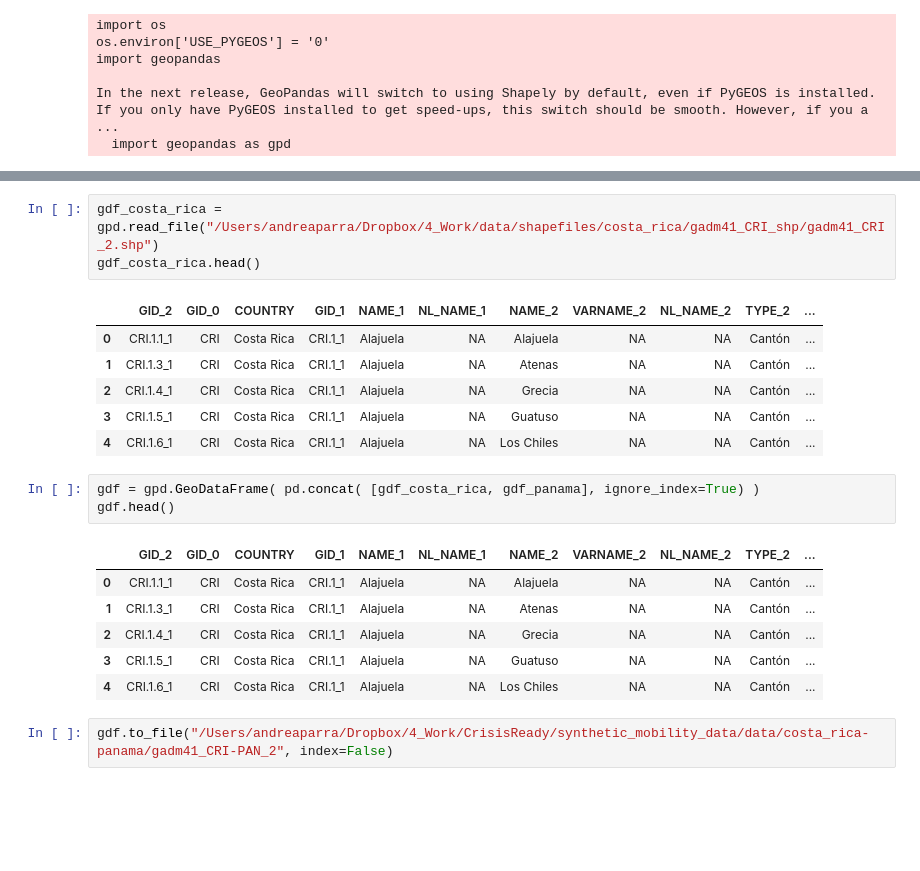
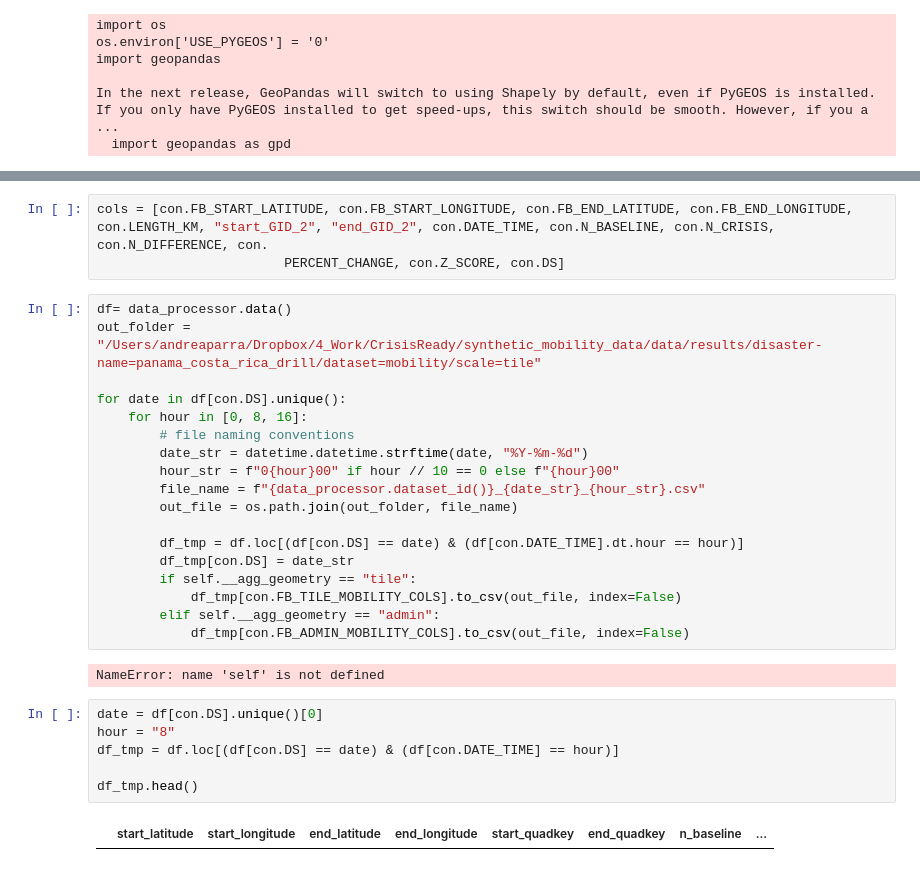
Before and after one commit to minigonche/synthetic_mobility_data_generator, a Jupyter notebook: Andrea.ipynb, the cells around one changed output, grey strips where cells are left out. Drawn from its saved outputs; the diff is of its cells as text; blank space fills up the shorter version.

```diff
--- a/Andrea.ipynb
+++ b/Andrea.ipynb
@@ -261,22 +308,31 @@ gdf_panama.head()
-# %%
-gdf_costa_rica = gpd.read_file("/Users/andreaparra/Dropbox/4_Work/data/shapefiles/costa_rica/gadm41_CRI_shp/gadm41_CRI_2.shp")
-gdf_costa_rica.head()
-# %% [output]
-|  | GID_2 | GID_0 | COUNTRY | GID_1 | NAME_1 | NL_NAME_1 | NAME_2 | VARNAME_2 | NL_NAME_2 | TYPE_2 | ... |
-| 0 | CRI.1.1_1 | CRI | Costa Rica | CRI.1_1 | Alajuela | NA | Alajuela | NA | NA | Cantón | ... |
-| 1 | CRI.1.3_1 | CRI | Costa Rica | CRI.1_1 | Alajuela | NA | Atenas | NA | NA | Cantón | ... |
-| 2 | CRI.1.4_1 | CRI | Costa Rica | CRI.1_1 | Alajuela | NA | Grecia | NA | NA | Cantón | ... |
-| 3 | CRI.1.5_1 | CRI | Costa Rica | CRI.1_1 | Alajuela | NA | Guatuso | NA | NA | Cantón | ... |
-| 4 | CRI.1.6_1 | CRI | Costa Rica | CRI.1_1 | Alajuela | NA | Los Chiles | NA | NA | Cantón | ... |
-# %%
-gdf = gpd.GeoDataFrame( pd.concat( [gdf_costa_rica, gdf_panama], ignore_index=True) )
-gdf.head()
-# %% [output]
-|  | GID_2 | GID_0 | COUNTRY | GID_1 | NAME_1 | NL_NAME_1 | NAME_2 | VARNAME_2 | NL_NAME_2 | TYPE_2 | ... |
-| 0 | CRI.1.1_1 | CRI | Costa Rica | CRI.1_1 | Alajuela | NA | Alajuela | NA | NA | Cantón | ... |
-| 1 | CRI.1.3_1 | CRI | Costa Rica | CRI.1_1 | Alajuela | NA | Atenas | NA | NA | Cantón | ... |
-| 2 | CRI.1.4_1 | CRI | Costa Rica | CRI.1_1 | Alajuela | NA | Grecia | NA | NA | Cantón | ... |
-| 3 | CRI.1.5_1 | CRI | Costa Rica | CRI.1_1 | Alajuela | NA | Guatuso | NA | NA | Cantón | ... |
-| 4 | CRI.1.6_1 | CRI | Costa Rica | CRI.1_1 | Alajuela | NA | Los Chiles | NA | NA | Cantón | ... |
-# %%
-gdf.to_file("/Users/andreaparra/Dropbox/4_Work/CrisisReady/synthetic_mobility_data/data/costa_rica-panama/gadm41_CRI-PAN_2", index=False)
+# %%
+cols = [con.FB_START_LATITUDE, con.FB_START_LONGITUDE, con.FB_END_LATITUDE, con.FB_END_LONGITUDE, con.LENGTH_KM, "start_GID_2", "end_GID_2", con.DATE_TIME, con.N_BASELINE, con.N_CRISIS, con.N_DIFFERENCE, con.
+                        PERCENT_CHANGE, con.Z_SCORE, con.DS]
+# %%
+df= data_processor.data()
+out_folder = "/Users/andreaparra/Dropbox/4_Work/CrisisReady/synthetic_mobility_data/data/results/disaster-name=panama_costa_rica_drill/dataset=mobility/scale=tile"
+
+for date in df[con.DS].unique():
+    for hour in [0, 8, 16]:
+        # file naming conventions
+        date_str = datetime.datetime.strftime(date, "%Y-%m-%d")
+        hour_str = f"0{hour}00" if hour // 10 == 0 else f"{hour}00"
+        file_name = f"{data_processor.dataset_id()}_{date_str}_{hour_str}.csv"
+        out_file = os.path.join(out_folder, file_name)
+
+        df_tmp = df.loc[(df[con.DS] == date) & (df[con.DATE_TIME].dt.hour == hour)]
+        df_tmp[con.DS] = date_str
+        if self.__agg_geometry == "tile":
+            df_tmp[con.FB_TILE_MOBILITY_COLS].to_csv(out_file, index=False)
+        elif self.__agg_geometry == "admin":
+            df_tmp[con.FB_ADMIN_MOBILITY_COLS].to_csv(out_file, index=False)
+# %% [output]
+NameError: name 'self' is not defined
+# %%
+date = df[con.DS].unique()[0]
+hour = "8"
+df_tmp = df.loc[(df[con.DS] == date) & (df[con.DATE_TIME] == hour)]
+
+df_tmp.head()
+# %% [output]
+|  | start_latitude | start_longitude | end_latitude | end_longitude | start_quadkey | end_quadkey | n_baseline | ... |
```
Also changed, not shown: parts of 29 cells of this notebook, 10 other files.
